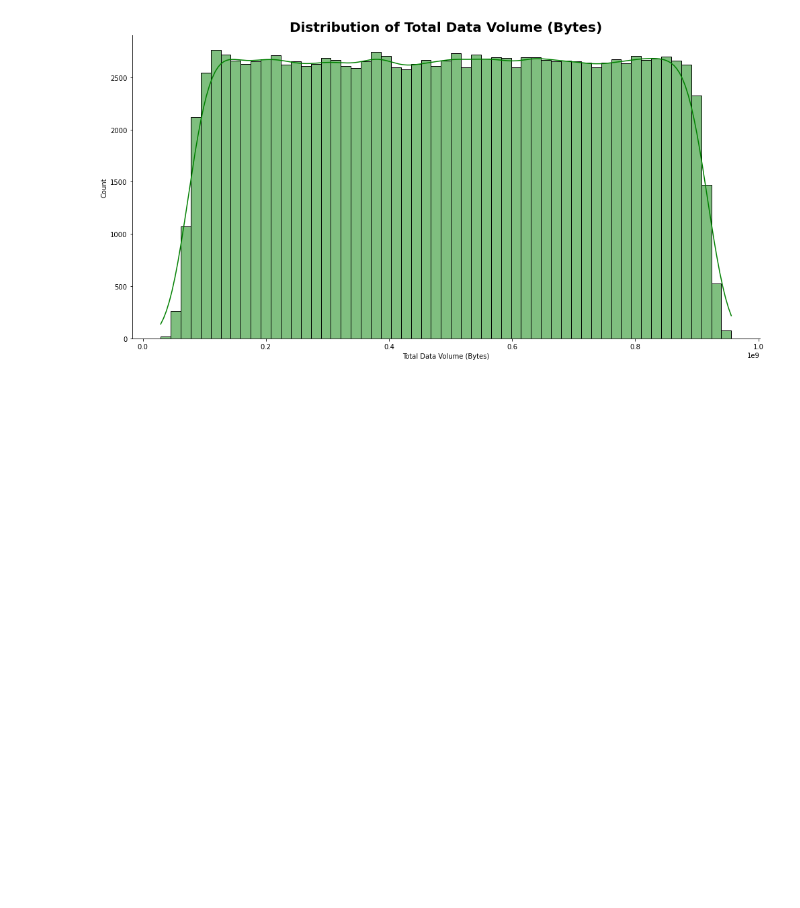
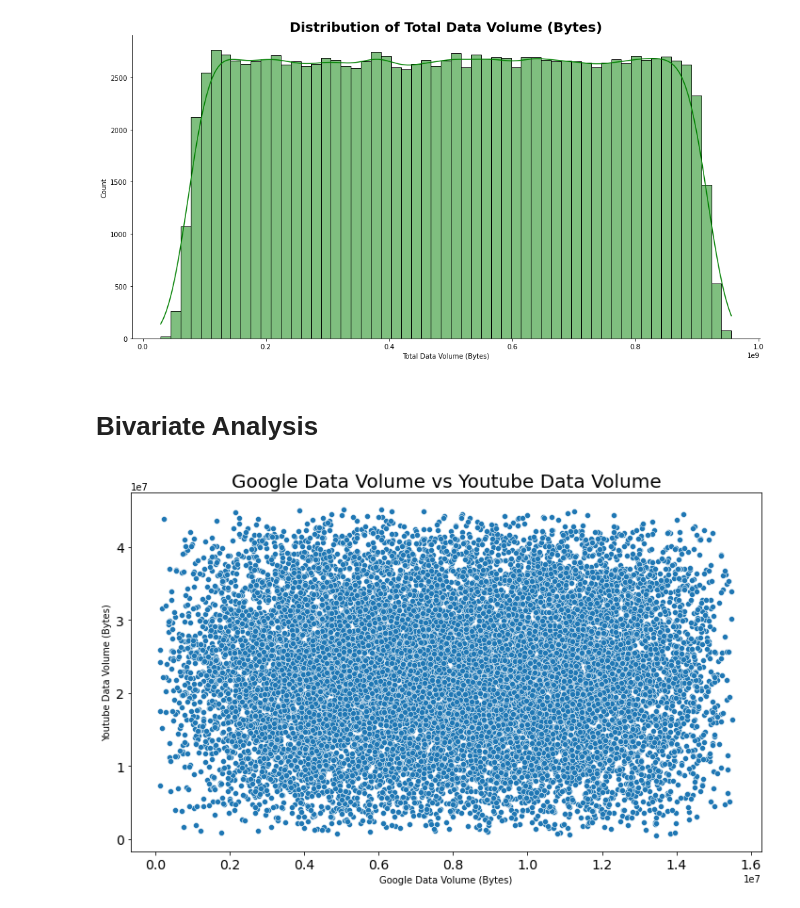
Before and after one commit to zelalemshiferaw/Telecommunication-Data-Analysis, a Jupyter notebook: notebooks/User Overview Analysis.ipynb, the cells around one changed output. Cells and saved outputs as stored; diff of their text form; code cells hidden in the pictures; blank space fills up the shorter version.

Commit message:
Bivariate user behavior Analyzing

```diff
--- a/notebooks/User Overview Analysis.ipynb
+++ b/notebooks/User Overview Analysis.ipynb
@@ -179,3 +179,10 @@ telecom_clean_df[['Total Data Volume (Bytes)']].describe()
 telecom_plot.plot_hist(telecom_clean_df, 'Total Data Volume (Bytes)', 'green')
 # %% [output]
 [figure]
+# %% [markdown]
+# Bivariate Analysis
+# %%
+from turtle import color
+telecom_plot.plot_scatter(telecom_clean_df.head(15000), x_col="Google Data Volume (Bytes)", y_col="Youtube Data Volume (Bytes)", title="Google Data Volume vs Youtube Data Volume")
+# %% [output]
+[figure, added]
```
Also changed, not shown: parts of 3 cells of this notebook.
